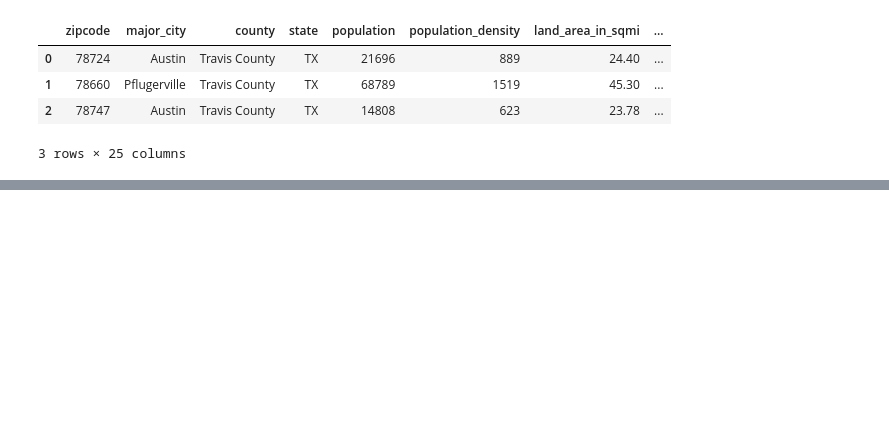
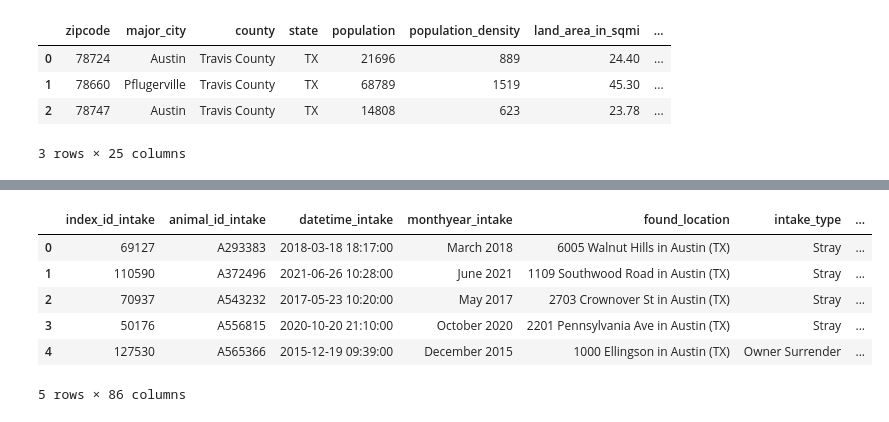
Before and after one commit to CorinneBean/Project_A_Team, a Jupyter notebook: Notebooks/Shelter_demographics_merge.ipynb, the cells around one changed output, grey strips where cells are left out. Cells and saved outputs as stored; diff of their text form; code cells hidden in the pictures; blank space fills up the shorter version.

```diff
--- a/Notebooks/Shelter_demographics_merge.ipynb
+++ b/Notebooks/Shelter_demographics_merge.ipynb
@@ -56,0 +114,21 @@ dog_demo.head()
+# %%
+# Convert date/times to datetime
+animal_demo_df["datetime_outcome"] = pd.to_datetime(animal_demo_df["datetime_outcome"])
+animal_demo_df["date_of_birth_outcome"] = pd.to_datetime(animal_demo_df["date_of_birth_outcome"])
+animal_demo_df["datetime_intake"] = pd.to_datetime(animal_demo_df["datetime_intake"])
+# %%
+# Convert columns to correct type
+# Split Datetime column
+animal_demo_df["outcome_date"] = animal_demo_df["datetime_outcome"].dt.date
+animal_demo_df["outcome_year"] = animal_demo_df["datetime_outcome"].dt.year
+animal_demo_df["outcome_month"] = animal_demo_df["datetime_outcome"].dt.month
+animal_demo_df["outcome_day"] = animal_demo_df["datetime_outcome"].dt.day
+animal_demo_df["outcome_time"] = animal_demo_df["datetime_outcome"].dt.time
+animal_demo_df["DOB_year"] = animal_demo_df["date_of_birth_outcome"].dt.year
+animal_demo_df["DOB_month"]= animal_demo_df["date_of_birth_outcome"].dt.month
+animal_demo_df["DOB_day"]= animal_demo_df["date_of_birth_outcome"].dt.day
+animal_demo_df["intake_date"] = animal_demo_df["datetime_intake"].dt.date
+animal_demo_df["intake_year1"] = animal_demo_df["datetime_intake"].dt.year
+animal_demo_df["intake_month1"] = animal_demo_df["datetime_intake"].dt.month
+animal_demo_df["intake_day1"] = animal_demo_df["datetime_intake"].dt.day
+animal_demo_df["intake_time1"] = animal_demo_df["datetime_intake"].dt.time
@@ -56,0 +155,6 @@ dog_demo.head()
+# %%
+# Determine Day of the Week of Outcome
+# Convert DateTime into Series so that can extrapolate the day of the week
+animal_demo_df["outcome_date"] = pd.to_datetime(animal_demo_df["outcome_date"])
+animal_demo_df["intake_date"] = pd.to_datetime(animal_demo_df["intake_date"])
+animal_demo_df["intake_date"].dtypes
@@ -56,0 +185,10 @@ dog_demo.head()
+# %%
+animal_demo_df.head()
+# %% [output]
+|  | index_id_intake | animal_id_intake | datetime_intake | monthyear_intake | found_location | intake_type | ... |
+| 0 | 69127 | A293383 | 2018-03-18 18:17:00 | March 2018 | 6005 Walnut Hills in Austin (TX) | Stray | ... |
+| 1 | 110590 | A372496 | 2021-06-26 10:28:00 | June 2021 | 1109 Southwood Road in Austin (TX) | Stray | ... |
+| 2 | 70937 | A543232 | 2017-05-23 10:20:00 | May 2017 | 2703 Crownover St in Austin (TX) | Stray | ... |
+| 3 | 50176 | A556815 | 2020-10-20 21:10:00 | October 2020 | 2201 Pennsylvania Ave in Austin (TX) | Stray | ... |
+| 4 | 127530 | A565366 | 2015-12-19 09:39:00 | December 2015 | 1000 Ellingson in Austin (TX) | Owner Surrender | ... |
+5 rows × 86 columns
```
Also changed, not shown: parts of 26 cells of this notebook, 4 other files.
